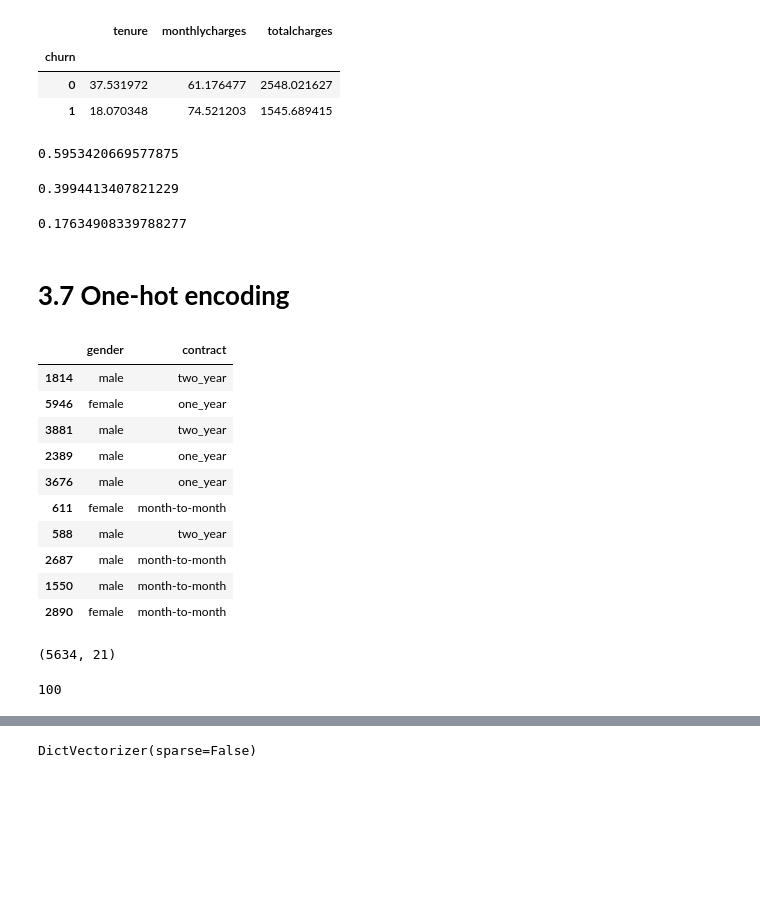
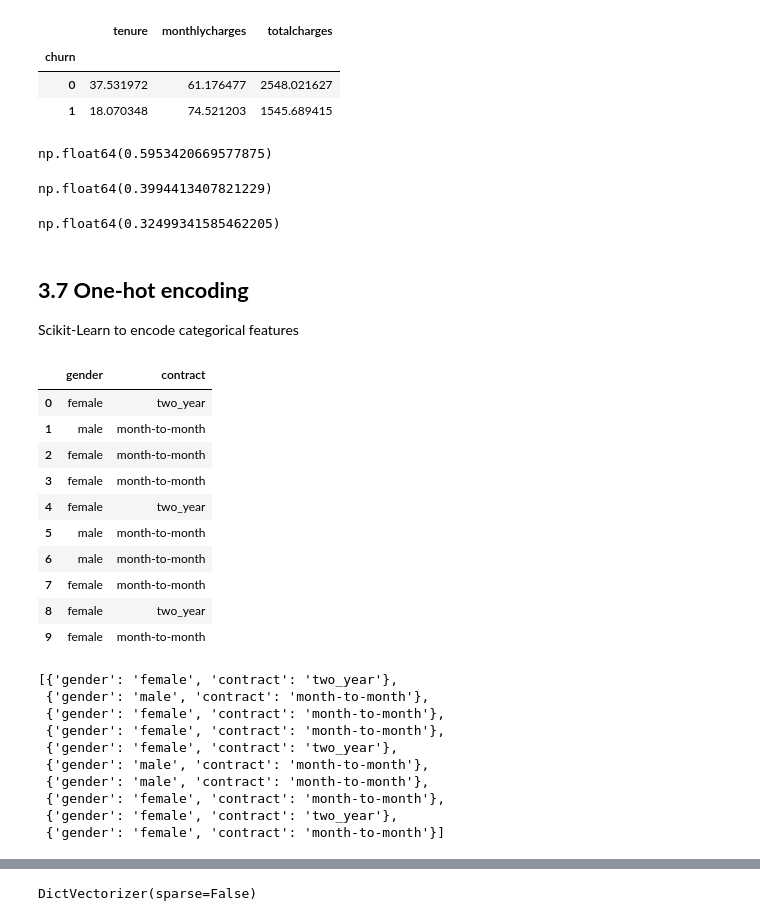
Before and after one commit to Elhamkhorasani/MLZoomCamp, a Jupyter notebook: ML_ZoomCamp_Projects/Churn Prediction_Project.ipynb, the cells around one changed output, grey strips where cells are left out. Saved outputs shown, nothing was run; the diff lists cells and outputs as text; code cells hidden in the pictures; blank space fills up the shorter version.

```diff
--- a/ML_ZoomCamp_Projects/Churn Prediction_Project.ipynb
+++ b/ML_ZoomCamp_Projects/Churn Prediction_Project.ipynb
@@ -184,3 +163,3 @@ Name: churn, dtype: object
 # %%
-# yes is 1 and no is 0 because we need int data
-df.churn = (df.churn == 'yes').astype(int)
+# Convert 'yes' to 1 and 'no' to 0
+data['churn'] = (data['churn'] == 'yes').astype(int)# Convert 'yes' to 1 and 'no' to 0
@@ -192,13 +190,13 @@ df.churn = (df.churn == 'yes').astype(int)
 from sklearn.model_selection import train_test_split
 # %%
 # Splitting the dataset into training, validation, and test sets.
-# First, we split the original DataFrame 'df' into 'df_train_full' (80% of the data) and 'df_test' (20% of the data) using train_test_split.
+# First, we split the original DataFrame 'data' into 'data_train_full' (80% of the data) and 'data_test' (20% of the data) using train_test_split.
 # The 'random_state' ensures reproducibility.
-df_train_full, df_test = train_test_split(df, test_size=0.2, random_state=1)
+data_full_train, data_test = train_test_split(data, test_size=0.2, random_state=1)
 # %%
-# Next, we split 'df_train_full' into 'df_train' (75% of the remaining data)
-# and 'df_val' (25% of the remaining data) using train_test_split.
-# This results in 'df_train' being 60% of the original data and 'df_val' being 20%.
+# Next, we split 'data_train_full' into 'data_train' (75% of the remaining data)
+# and 'data_val' (25% of the remaining data) using train_test_split.
+# This results in 'data_train' being 60% of the original data and 'data_val' being 20%.
 # Again, the 'random_state' ensures reproducibility.
-df_train, df_val = train_test_split(df_train_full, test_size=0.25, random_state=11)
+data_train, data_val = train_test_split(data_full_train, test_size=0.25, random_state=1)
 # %%
@@ -206,7 +204,7 @@ len(df_train), len(df_val), len(df_test)
 # %% [output]
 (4225, 1409, 1409)
 # %%
-df_train = df_train.reset_index(drop =True)
-df_val = df_val.reset_index(drop =True)
-df_test = df_test.reset_index(drop =True)
+data_train = data_train.reset_index(drop =True)
+data_val = data_val.reset_index(drop =True)
+data_test = data_test.reset_index(drop =True)
 # %%
@@ -657,17 +651,18 @@ df_train_full.groupby(by='churn')[numerical].mean()
 | 0 | 37.531972 | 61.176477 | 2548.021627 |
 | 1 | 18.070348 | 74.521203 | 1545.689415 |
 # %%
-df_train_full[df_train_full.tenure <= 2].churn.mean()
+data_full_train[data_full_train.tenure <= 2].churn.mean()
 # %% [output]
-0.5953420669577875
+np.float64(0.5953420669577875)
 # %%
-df_train_full[(df_train_full.tenure > 2) & (df_train_full.tenure <= 12)].churn.mean()
+data_full_train[(data_full_train.tenure > 2) & (data_full_train.tenure <= 12)].churn.mean()
 # %% [output]
-0.3994413407821229
+np.float64(0.3994413407821229)
 # %%
-df_train_full[df_train_full.tenure >12].churn.mean()
+data_full_train[data_full_train.monthlycharges >50].churn.mean()
 # %% [output]
-0.17634908339788277
+np.float64(0.32499341585462205)
 # %% [markdown]
-# **3.7 One-hot encoding**
+## **3.7 One-hot encoding**
+ Scikit-Learn to encode categorical features
 # %%
@@ -675,20 +670,16 @@ from sklearn.feature_extraction import DictVectorizer
 # %%
-df_train_full[['gender', 'contract']].iloc[:10]
+data_train[['gender', 'contract']].iloc[:10]
 # %% [output]
 |  | gender | contract |
-| 1814 | male | two_year |
-| 5946 | female | one_year |
-| 3881 | male | two_year |
-| 2389 | male | one_year |
-| 3676 | male | one_year |
-| 611 | female | month-to-month |
-| 588 | male | two_year |
-| 2687 | male | month-to-month |
-| 1550 | male | month-to-month |
-| 2890 | female | month-to-month |
+| 0 | female | two_year |
+| 1 | male | month-to-month |
+| 2 | female | month-to-month |
+| 3 | female | month-to-month |
+| 4 | female | two_year |
+| 5 | male | month-to-month |
+| 6 | male | month-to-month |
+| 7 | female | month-to-month |
+| 8 | female | two_year |
+| 9 | female | month-to-month |
-# %%
-df_train_full.shape
-# %% [output]
-(5634, 21)
 # %%
 # converts the selected DataFrame into a list of dictionaries where each row is represented as a dictionary.
@@ -696,4 +687,13 @@ dicts = df_train_full[['gender', 'contract']].iloc[:100].to_dict(orient= 'record
-# %%
-len(dicts)
-# %% [output]
-100
+# %%
+dicts
+# %% [output]
+[{'gender': 'female', 'contract': 'two_year'},
+ {'gender': 'male', 'contract': 'month-to-month'},
+ {'gender': 'female', 'contract': 'month-to-month'},
+ {'gender': 'female', 'contract': 'month-to-month'},
+ {'gender': 'female', 'contract': 'two_year'},
+ {'gender': 'male', 'contract': 'month-to-month'},
+ {'gender': 'male', 'contract': 'month-to-month'},
+ {'gender': 'female', 'contract': 'month-to-month'},
+ {'gender': 'female', 'contract': 'two_year'},
+ {'gender': 'female', 'contract': 'month-to-month'}]
```
Also changed, not shown: parts of 128 cells of this notebook.
